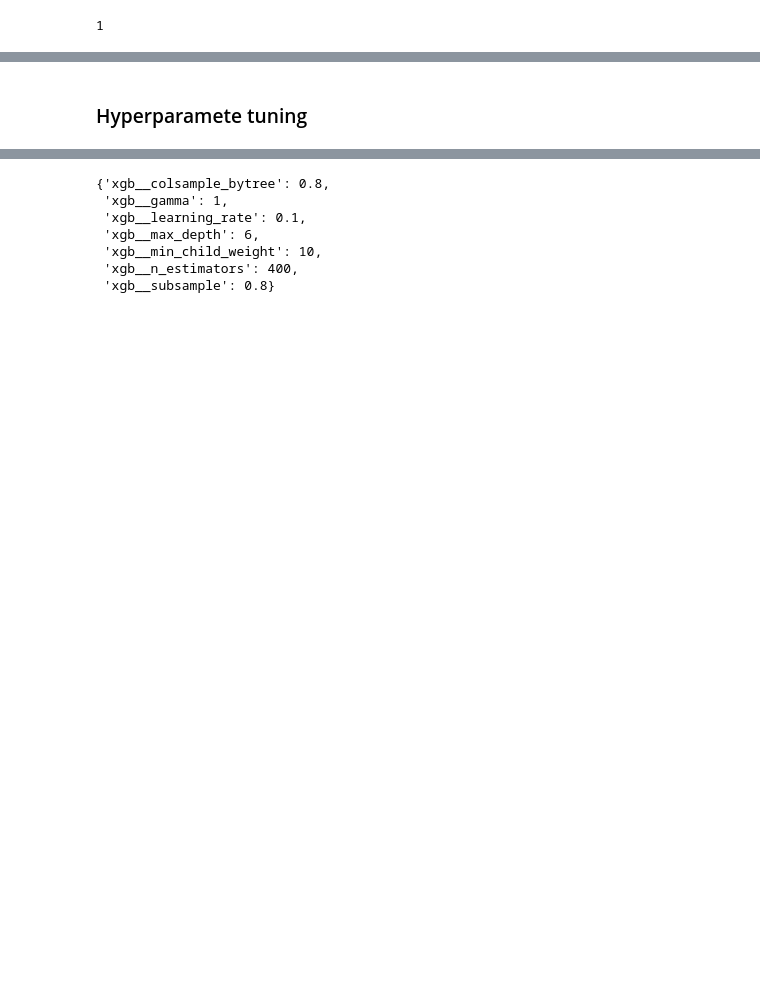
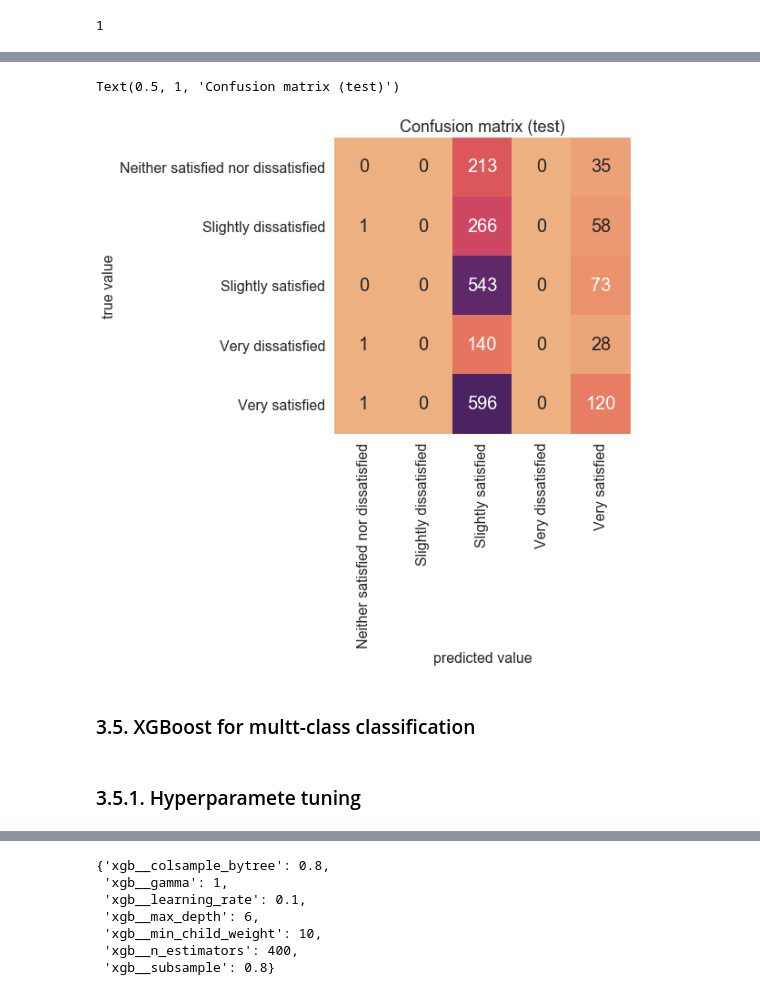
Before and after one commit to Chancylin/StackOverflow_Survey, a Jupyter notebook: notebooks/stackoverflow.ipynb, the cells around one changed output, grey strips where cells are left out. Drawn from its saved outputs; the diff is of its cells as text; code cells hidden in the pictures; blank space fills up the shorter version.

```diff
--- a/notebooks/stackoverflow.ipynb
+++ b/notebooks/stackoverflow.ipynb
@@ -1114,5 +1204,27 @@ ps.get_n_splits()
+# %%
+fig, ax = plt.subplots(figsize=(6,6))
+
+# cmap = sns.diverging_palette(220 , 10, as_cmap=True)
+# sns.color_palette("rocket", as_cmap=True)
+
+sns.set(font_scale=1)
+x_axis_labels = ['Neither satisfied nor dissatisfied', 'Slightly dissatisfied', 'Slightly satisfied', 'Very dissatisfied', 'Very satisfied']
+y_axis_labels = ['Neither satisfied nor dissatisfied', 'Slightly dissatisfied', 'Slightly satisfied', 'Very dissatisfied', 'Very satisfied']
+cmap = sns.color_palette("flare", as_cmap=True)
+sns.heatmap(conf_m_test, square=True, annot=True, cbar=False, cmap=cmap,
+            annot_kws={'fontsize': 20}, fmt='d', xticklabels=x_axis_labels, yticklabels=y_axis_labels)
+
+ax.tick_params(axis='both', labelsize=16)
+ax.set_xlabel('predicted value', fontsize=16)
+ax.set_ylabel('true value', fontsize=16)
+ax.set_title('Confusion matrix (test)', fontsize=18)
+# %% [output]
+Text(0.5, 1, 'Confusion matrix (test)')
+[figure, added]
+# %% [markdown]
+### 3.5. XGBoost for multt-class classification
 # %% [markdown]
-### Hyperparamete tuning
+### 3.5.1. Hyperparamete tuning
 # %%
 from modelling import clf_pipe
 
```
Also changed, not shown: parts of 55 cells of this notebook.
